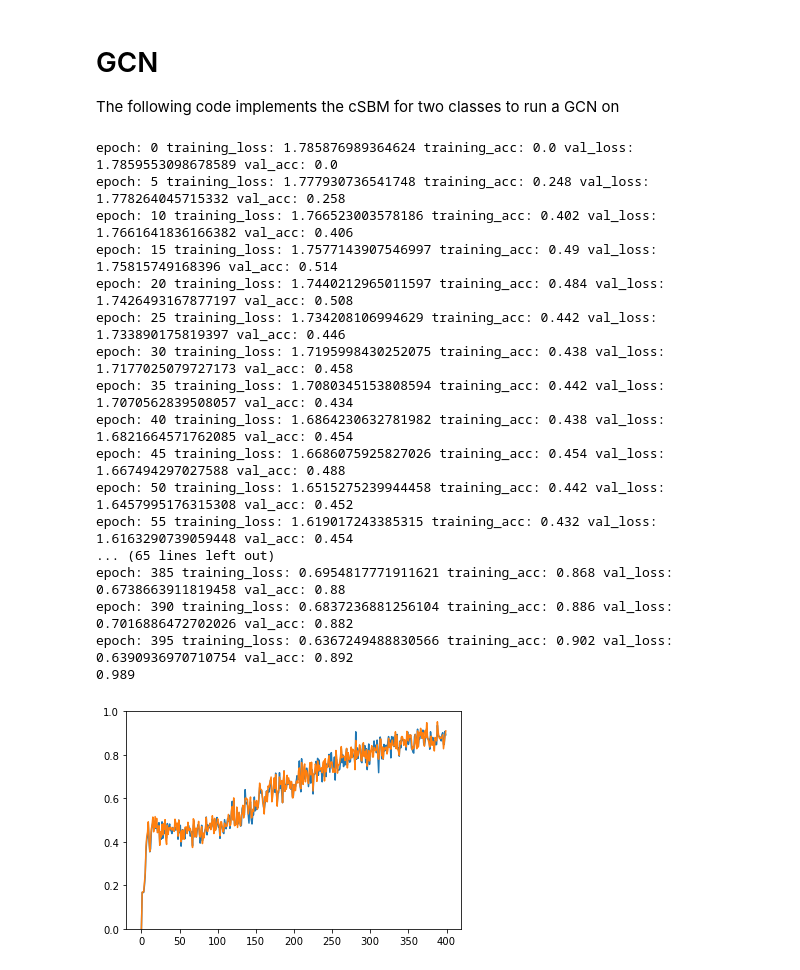
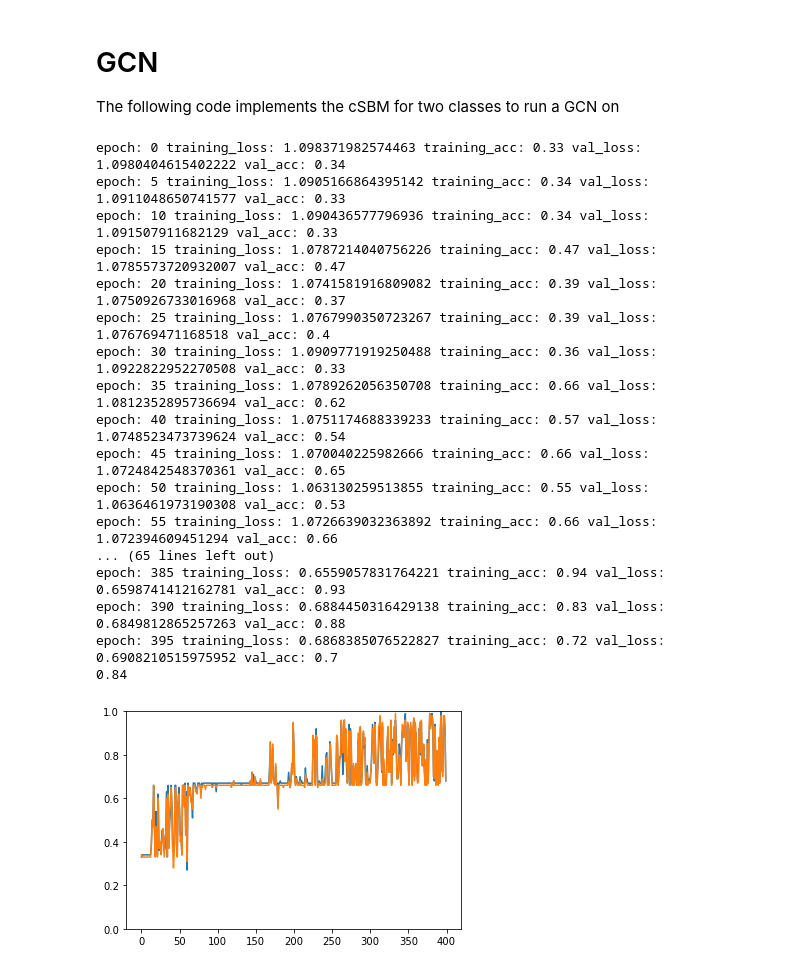
Before and after one commit to brownthesr/Synthetic-Graphs, a Jupyter notebook: SBM.ipynb, the cells around one changed output. Cells and saved outputs as stored; diff of their text form; code cells hidden in the pictures.

```diff
--- a/SBM.ipynb
+++ b/SBM.ipynb
@@ -138,16 +138,27 @@ if $\phi > 0$ then the graph is more homophilic, with $\phi < 0$ indicating it i
 if $|\phi| = 1$ then the graph stucture is entirely informative and the features are uninformative
 # %%
 def generate_perms(num_classes,num_feat):
-    assert num_classes <= num_feat
+    assert num_classes <= 2**num_feat
     dims = np.ceil(np.log2(num_classes))+1
     vecs = []
-    vec1 = np.ones(num_feat)
-    vecs.append(vec1.copy())
-    vec1[-1] = -1
-    vec1[-2] = -1
-    perms = list(set(permutations(vec1)))
+    #vec1 = np.ones(num_feat)
+    #vecs.append(vec1.copy())
+    #vec1[-1] = -1
+    #vec1[-2] = -1
+    #perms = list(set(permutations(vec1)))
+
+
+    combs = np.array(list(combinations_with_replacement([0,1],num_feat)))
+    total = []
+    for i in range(len(combs)):
+        total.append(set(permutations(combs[i])))
+    for i in total:
+        for j in i:
+            vecs.append(j)
+
     #print(perms)
-    for i in perms:
-        vecs.append(i)
+    #for i in perms:
+    #    vecs.append(i)
     #print(vecs)
     return np.array(vecs[:num_classes])
+generate_perms(4,10)
@@ -221,10 +237,10 @@ def accuracy(preds,mask):# obtains the accuracy of the model
 d=10 # this is the average degree
 lamb = 40 # difference in edge_densities, 0 indicates only node features are informative lamb>0 means more intra edges vs inter edges(homophily)
 # lamb < 0 means less intra edges vs inter edges(heterophily)
-mu = 500# difference between the means of the two classes, increasing this means increasing difference between class features
-num_nodes = 1000
-num_features = 8
-num_classes=6
+mu = 5# difference between the means of the two classes, increasing this means increasing difference between class features
+num_nodes = 200
+num_features = 4
+num_classes=7
 
 adj, b, labels = generate_cSBM(d,lamb,mu,num_features,num_nodes,num_classes)
 edge_list = adj_to_list(adj)
@@ -252,47 +268,47 @@ losses = []
 accs = []
 for epoch in range(epochs):# runs through all the data 200 times
     optimizer.zero_grad()
     out = model(b,edge_list)
 
     train_loss = F.nll_loss(out[train_mask], labels[train_mask])
     train_acc = accuracy(out.max(1)[1], train_mask)
 
     val_loss = F.nll_loss(out[val_mask], labels[val_mask])
     val_acc = accuracy(out.max(1)[1], val_mask)
     losses.append([train_loss.item(),val_loss.item()])
     accs.append([train_acc,val_acc])
     if(epoch %5 == 0):
         print("epoch: {} training_loss: {} training_acc: {} val_loss: {} val_acc: {}".format(epoch,train_loss,train_acc,val_loss, val_acc))
 
     train_loss.backward()
     optimizer.step()
 
 losses = np.array(losses)
 accs = np.array(accs)
 plt.plot(accs[:,0])
 plt.plot(accs[:,1])
 plt.ylim(0,1)
 
 model.eval()
 out = model(b,edge_list)
 test_acc = accuracy(out.max(1)[1],torch.ones(num_nodes).to(torch.bool))
 print(test_acc)
 # %% [output]
-epoch: 0 training_loss: 1.785876989364624 training_acc: 0.0 val_loss: 1.7859553098678589 val_acc: 0.0
-epoch: 5 training_loss: 1.777930736541748 training_acc: 0.248 val_loss: 1.778264045715332 val_acc: 0.258
-epoch: 10 training_loss: 1.766523003578186 training_acc: 0.402 val_loss: 1.7661641836166382 val_acc: 0.406
-epoch: 15 training_loss: 1.7577143907546997 training_acc: 0.49 val_loss: 1.75815749168396 val_acc: 0.514
-epoch: 20 training_loss: 1.7440212965011597 training_acc: 0.484 val_loss: 1.7426493167877197 val_acc: 0.508
-epoch: 25 training_loss: 1.734208106994629 training_acc: 0.442 val_loss: 1.733890175819397 val_acc: 0.446
-epoch: 30 training_loss: 1.7195998430252075 training_acc: 0.438 val_loss: 1.7177025079727173 val_acc: 0.458
-epoch: 35 training_loss: 1.7080345153808594 training_acc: 0.442 val_loss: 1.7070562839508057 val_acc: 0.434
-epoch: 40 training_loss: 1.6864230632781982 training_acc: 0.438 val_loss: 1.6821664571762085 val_acc: 0.454
-epoch: 45 training_loss: 1.6686075925827026 training_acc: 0.454 val_loss: 1.667494297027588 val_acc: 0.488
-epoch: 50 training_loss: 1.6515275239944458 training_acc: 0.442 val_loss: 1.6457995176315308 val_acc: 0.452
-epoch: 55 training_loss: 1.619017243385315 training_acc: 0.432 val_loss: 1.6163290739059448 val_acc: 0.454
+epoch: 0 training_loss: 1.098371982574463 training_acc: 0.33 val_loss: 1.0980404615402222 val_acc: 0.34
+epoch: 5 training_loss: 1.0905166864395142 training_acc: 0.34 val_loss: 1.0911048650741577 val_acc: 0.33
+epoch: 10 training_loss: 1.090436577796936 training_acc: 0.34 val_loss: 1.091507911682129 val_acc: 0.33
+epoch: 15 training_loss: 1.0787214040756226 training_acc: 0.47 val_loss: 1.0785573720932007 val_acc: 0.47
+epoch: 20 training_loss: 1.0741581916809082 training_acc: 0.39 val_loss: 1.0750926733016968 val_acc: 0.37
+epoch: 25 training_loss: 1.0767990350723267 training_acc: 0.39 val_loss: 1.076769471168518 val_acc: 0.4
+epoch: 30 training_loss: 1.0909771919250488 training_acc: 0.36 val_loss: 1.0922822952270508 val_acc: 0.33
+epoch: 35 training_loss: 1.0789262056350708 training_acc: 0.66 val_loss: 1.0812352895736694 val_acc: 0.62
+epoch: 40 training_loss: 1.0751174688339233 training_acc: 0.57 val_loss: 1.0748523473739624 val_acc: 0.54
+epoch: 45 training_loss: 1.070040225982666 training_acc: 0.66 val_loss: 1.0724842548370361 val_acc: 0.65
+epoch: 50 training_loss: 1.063130259513855 training_acc: 0.55 val_loss: 1.0636461973190308 val_acc: 0.53
+epoch: 55 training_loss: 1.0726639032363892 training_acc: 0.66 val_loss: 1.072394609451294 val_acc: 0.66
 ... (65 lines left out)
-epoch: 385 training_loss: 0.6954817771911621 training_acc: 0.868 val_loss: 0.6738663911819458 val_acc: 0.88
-epoch: 390 training_loss: 0.6837236881256104 training_acc: 0.886 val_loss: 0.7016886472702026 val_acc: 0.882
-epoch: 395 training_loss: 0.6367249488830566 training_acc: 0.902 val_loss: 0.6390936970710754 val_acc: 0.892
-0.989
+epoch: 385 training_loss: 0.6559057831764221 training_acc: 0.94 val_loss: 0.6598741412162781 val_acc: 0.93
+epoch: 390 training_loss: 0.6884450316429138 training_acc: 0.83 val_loss: 0.6849812865257263 val_acc: 0.88
+epoch: 395 training_loss: 0.6868385076522827 training_acc: 0.72 val_loss: 0.6908210515975952 val_acc: 0.7
+0.84
-[figure, old version]
+[figure, new version]
```
Also changed, not shown: parts of 5 cells of this notebook.
